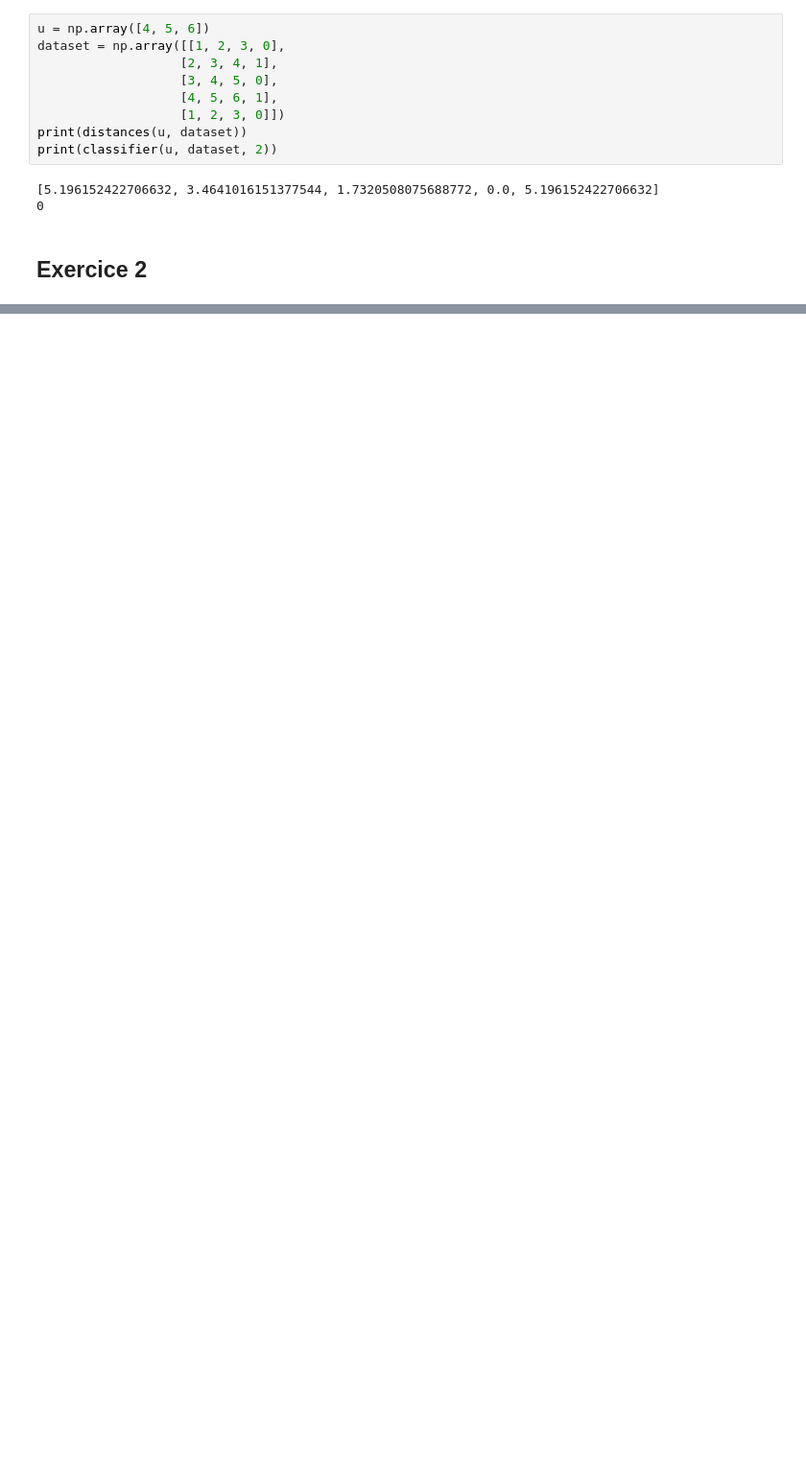
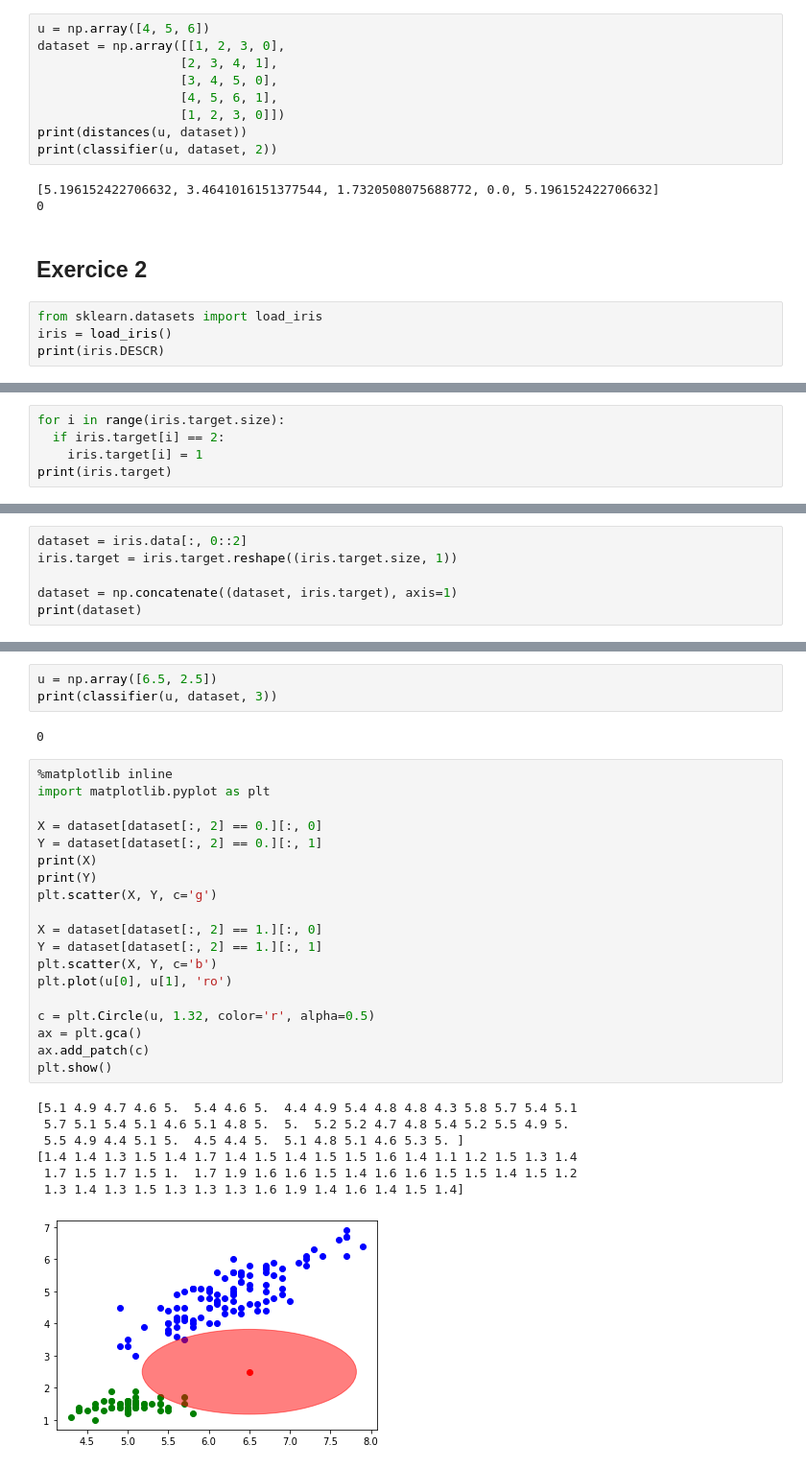
Before and after one commit to charles66820/CREMIfiles, a Jupyter notebook: acid/td/td04.ipynb, the cells around one changed output, grey strips where cells are left out. Shown at 96% size. Cells and saved outputs as stored; diff of their text form; blank space fills up the shorter version.

```diff
--- a/acid/td/td04.ipynb
+++ b/acid/td/td04.ipynb
@@ -88,3 +88,7 @@ print(classifier(u, dataset, 2))
 0
 # %% [markdown]
 ## Exercice 2
+# %%
+from sklearn.datasets import load_iris
+iris = load_iris()
+print(iris.DESCR)
@@ -90,0 +129,5 @@ print(classifier(u, dataset, 2))
+# %%
+for i in range(iris.target.size):
+  if iris.target[i] == 2:
+    iris.target[i] = 1
+print(iris.target)
@@ -90,0 +140,6 @@ print(classifier(u, dataset, 2))
+# %%
+dataset = iris.data[:, 0::2]
+iris.target = iris.target.reshape((iris.target.size, 1))
+
+dataset = np.concatenate((dataset, iris.target), axis=1)
+print(dataset)
@@ -90,0 +164,32 @@ print(classifier(u, dataset, 2))
+# %%
+u = np.array([6.5, 2.5])
+print(classifier(u, dataset, 3))
+# %% [output]
+0
+# %%
+%matplotlib inline
+import matplotlib.pyplot as plt
+
+X = dataset[dataset[:, 2] == 0.][:, 0]
+Y = dataset[dataset[:, 2] == 0.][:, 1]
+print(X)
+print(Y)
+plt.scatter(X, Y, c='g')
+
+X = dataset[dataset[:, 2] == 1.][:, 0]
+Y = dataset[dataset[:, 2] == 1.][:, 1]
+plt.scatter(X, Y, c='b')
+plt.plot(u[0], u[1], 'ro')
+
+c = plt.Circle(u, 1.32, color='r', alpha=0.5)
+ax = plt.gca()
+ax.add_patch(c)
+plt.show()
+# %% [output]
+[5.1 4.9 4.7 4.6 5.  5.4 4.6 5.  4.4 4.9 5.4 4.8 4.8 4.3 5.8 5.7 5.4 5.1
+ 5.7 5.1 5.4 5.1 4.6 5.1 4.8 5.  5.  5.2 5.2 4.7 4.8 5.4 5.2 5.5 4.9 5.
+ 5.5 4.9 4.4 5.1 5.  4.5 4.4 5.  5.1 4.8 5.1 4.6 5.3 5. ]
+[1.4 1.4 1.3 1.5 1.4 1.7 1.4 1.5 1.4 1.5 1.5 1.6 1.4 1.1 1.2 1.5 1.3 1.4
+ 1.7 1.5 1.7 1.5 1.  1.7 1.9 1.6 1.6 1.5 1.4 1.6 1.6 1.5 1.5 1.4 1.5 1.2
+ 1.3 1.4 1.3 1.5 1.3 1.3 1.3 1.6 1.9 1.4 1.6 1.4 1.5 1.4]
+[figure, added]
```
Also changed, not shown: parts of 17 cells of this notebook.
